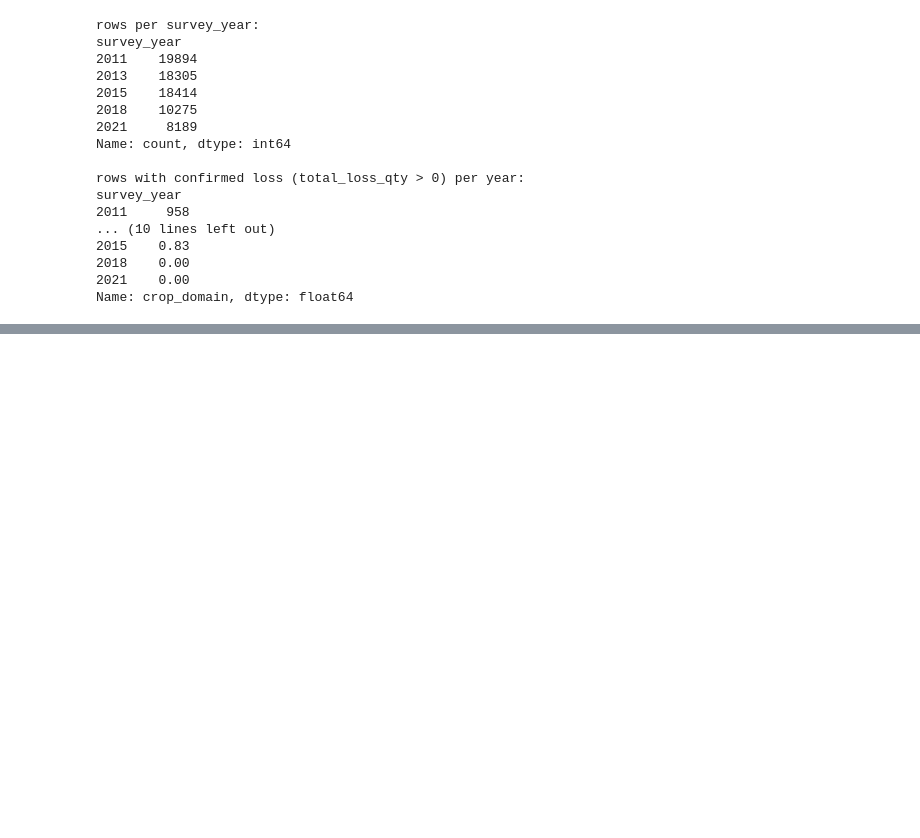
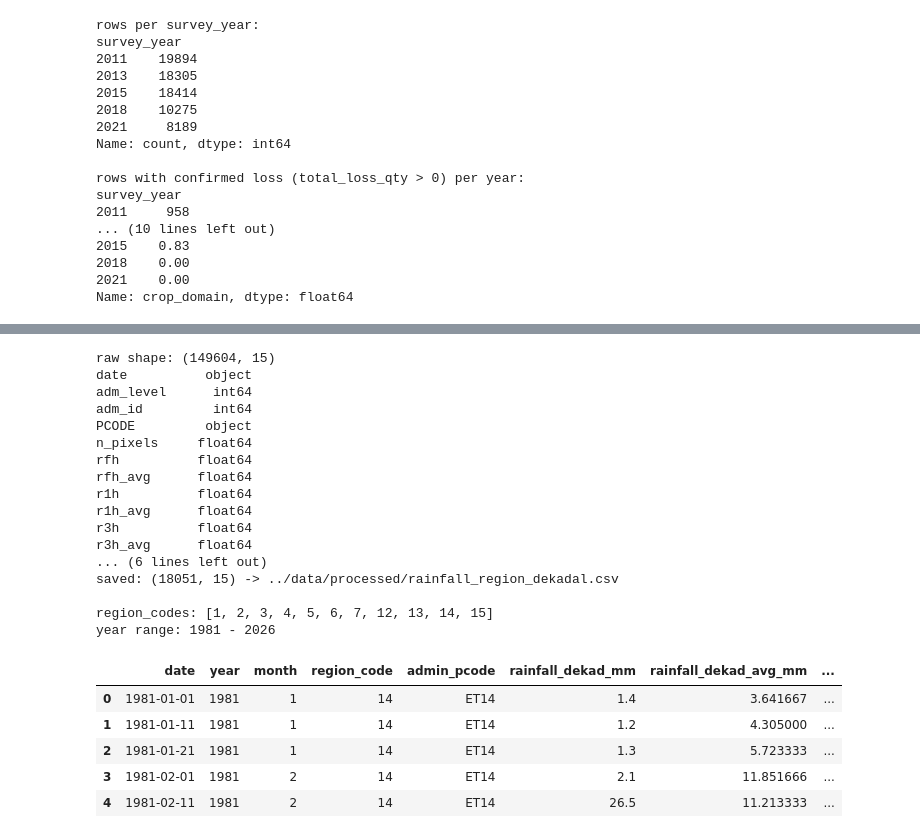
Before and after one commit to Melkam22/crop-loss-predictor-app, a Jupyter notebook: notebooks/01_data_exploration.ipynb, the cells around one changed output, grey strips where cells are left out. Cells and saved outputs as stored; diff of their text form; code cells hidden in the pictures; blank space fills up the shorter version.

```diff
--- a/notebooks/01_data_exploration.ipynb
+++ b/notebooks/01_data_exploration.ipynb
@@ -1100,0 +1176,71 @@ Name: crop_domain, dtype: float64
+# %%
+rain_raw = pd.read_csv("../data/raw/CHIRPS/eth-rainfall-subnat-full.csv", low_memory=False)
+print("raw shape:", rain_raw.shape)
+print(rain_raw.dtypes)
+
+RAINFALL_RENAME = {
+    "date": "date",
+    "PCODE": "admin_pcode",
+    "rfh": "rainfall_dekad_mm",
+    "rfh_avg": "rainfall_dekad_avg_mm",
+    "r1h": "rainfall_1month_mm",
+    "r1h_avg": "rainfall_1month_avg_mm",
+    "r3h": "rainfall_3month_mm",
+    "r3h_avg": "rainfall_3month_avg_mm",
+    "rfq": "rainfall_dekad_pct_of_avg",
+    "r1q": "rainfall_1month_pct_of_avg",
+    "r3q": "rainfall_3month_pct_of_avg",
+    "version": "data_version",
+}
+
+rainfall_region = (
+    rain_raw[rain_raw["adm_level"] == 1]
+    .query("version == \'final\'")
+    [list(RAINFALL_RENAME)]
+    .rename(columns=RAINFALL_RENAME)
+    .copy()
+)
+
+rainfall_region["region_code"] = rainfall_region["admin_pcode"].str.replace("ET", "", regex=False).astype(int)
+rainfall_region["date"] = pd.to_datetime(rainfall_region["date"])
+rainfall_region["year"] = rainfall_region["date"].dt.year
+rainfall_region["month"] = rainfall_region["date"].dt.month
+
+rainfall_region = rainfall_region[
+    ["date", "year", "month", "region_code", "admin_pcode",
+     "rainfall_dekad_mm", "rainfall_dekad_avg_mm", "rainfall_dekad_pct_of_avg",
+     "rainfall_1month_mm", "rainfall_1month_avg_mm", "rainfall_1month_pct_of_avg",
+     "rainfall_3month_mm", "rainfall_3month_avg_mm", "rainfall_3month_pct_of_avg",
+     "data_version"]
+]
+
+out_path = Path("../data/processed/rainfall_region_dekadal.csv")
+rainfall_region.to_csv(out_path, index=False)
+print(f"\nsaved: {rainfall_region.shape} -> {out_path}")
+print("\nregion_codes:", sorted(rainfall_region["region_code"].unique()))
+print("year range:", rainfall_region["year"].min(), "-", rainfall_region["year"].max())
+rainfall_region.head()
+# %% [output]
+raw shape: (149604, 15)
+date          object
+adm_level      int64
+adm_id         int64
+PCODE         object
+n_pixels     float64
+rfh          float64
+rfh_avg      float64
+r1h          float64
+r1h_avg      float64
+r3h          float64
+r3h_avg      float64
+... (6 lines left out)
+saved: (18051, 15) -> ../data/processed/rainfall_region_dekadal.csv
+
+region_codes: [1, 2, 3, 4, 5, 6, 7, 12, 13, 14, 15]
+year range: 1981 - 2026
+|  | date | year | month | region_code | admin_pcode | rainfall_dekad_mm | rainfall_dekad_avg_mm | ... |
+| 0 | 1981-01-01 | 1981 | 1 | 14 | ET14 | 1.4 | 3.641667 | ... |
+| 1 | 1981-01-11 | 1981 | 1 | 14 | ET14 | 1.2 | 4.305000 | ... |
+| 2 | 1981-01-21 | 1981 | 1 | 14 | ET14 | 1.3 | 5.723333 | ... |
+| 3 | 1981-02-01 | 1981 | 2 | 14 | ET14 | 2.1 | 11.851666 | ... |
+| 4 | 1981-02-11 | 1981 | 2 | 14 | ET14 | 26.5 | 11.213333 | ... |
```
Also changed, not shown: parts of 12 cells of this notebook, 7 other files.
